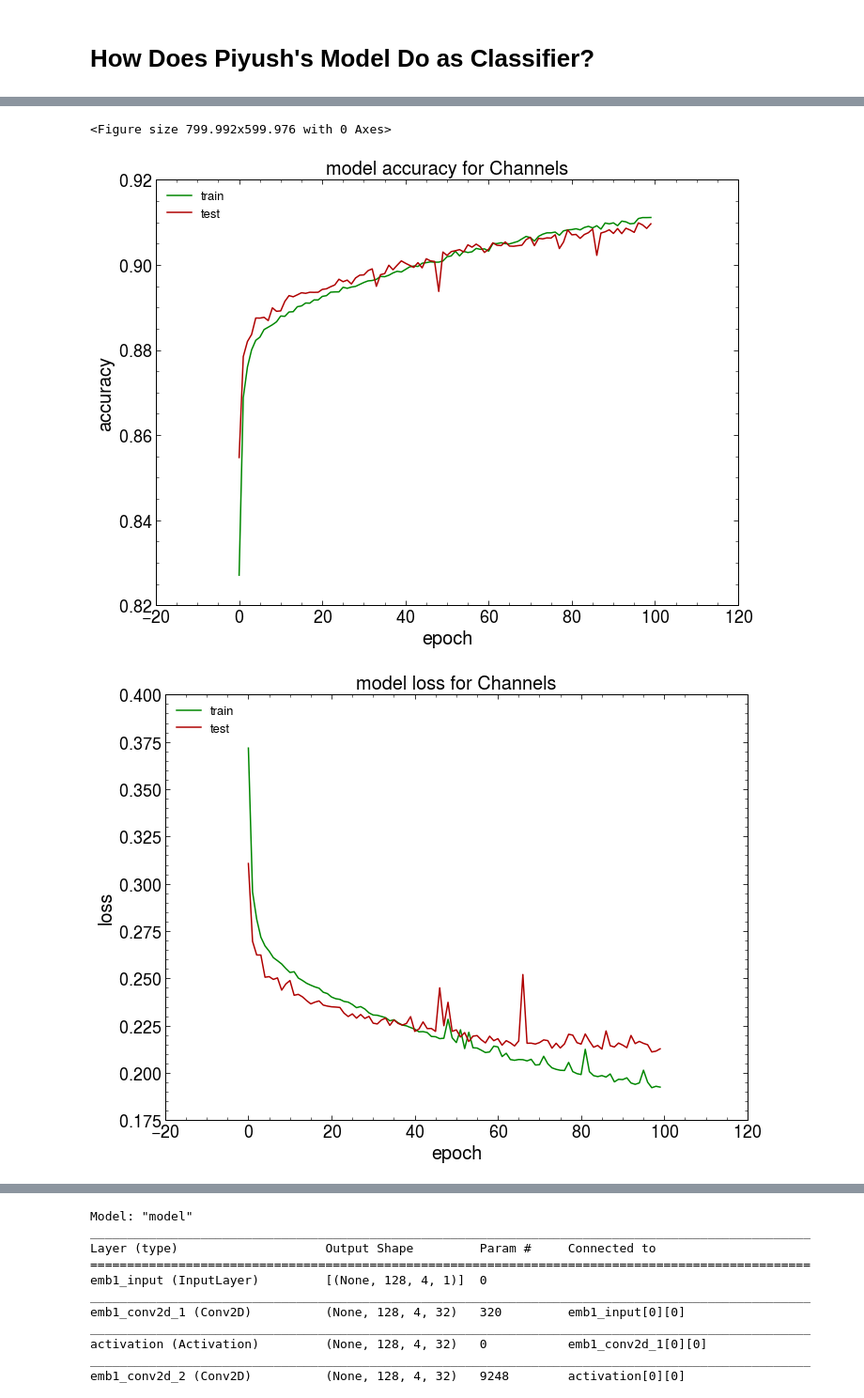
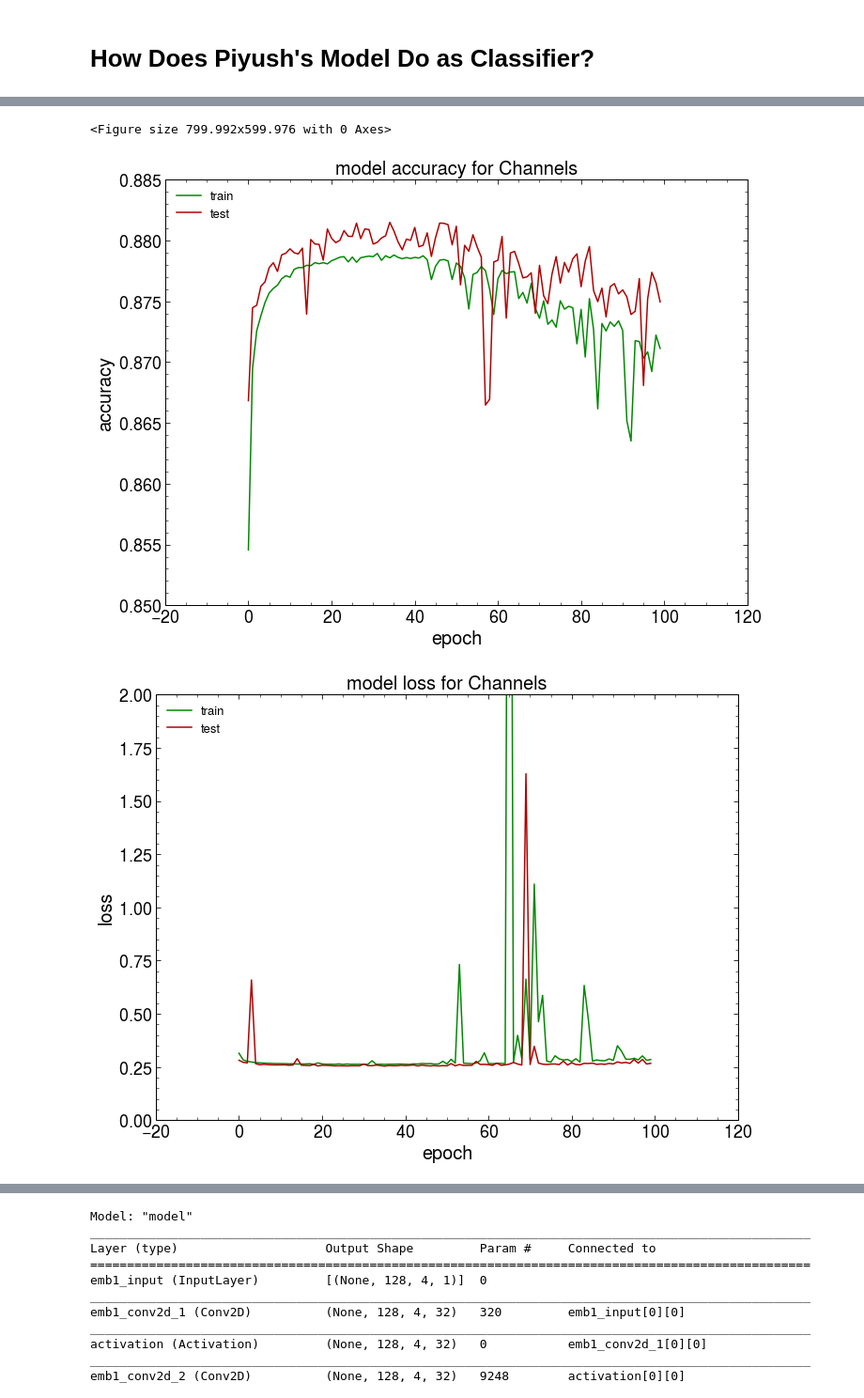
Before and after one commit to christinadim/LCStudies, a Jupyter notebook: classifier/TopoClusterClassifierLargerCNN.ipynb, the cells around one changed output, grey strips where cells are left out. Shown at 94% size. Drawn from its saved outputs; the diff is of its cells as text; code cells hidden in the pictures.

Commit message:
new training, more data

```diff
--- a/classifier/TopoClusterClassifierLargerCNN.ipynb
+++ b/classifier/TopoClusterClassifierLargerCNN.ipynb
@@ -29,12 +31,12 @@ from  util import plot_util as pu
 from  util import ml_util as mu
 # %%
 inputpath = '/cephfs/user/cdimitri/ML4Pions/'
-rootfiles = ["pi0_medium", "pi_charged_medium"]
+rootfiles = ["pi0_subset", "pi_charged_subset"]
 
 trees, pdata = mu.setupPionData(inputpath, rootfiles)
 
-np0 = len(pdata['pi0_medium'])
-nppm = len(pdata['pi_charged_medium'])
+np0 = len(pdata['pi0_subset'])
+nppm = len(pdata['pi_charged_subset'])
 
 print("Number of pi0 events: {}".format(np0))
 print("Number of pi+ events: {}".format(nppm))
@@ -81,7 +83,7 @@ tf.config.threading.set_intra_op_parallelism_threads(NUM_THREADS)
 #ngpu = strategy.num_replicas_in_sync
 #print ('Number of devices: {}'.format(ngpu))
 # %%
-training_classes = ['pi0_medium','pi_charged_medium']
+training_classes = ['pi0_subset','pi_charged_subset']
 # create train/validation/test subsets containing 70%/10%/20%
 # of events from each type of pion event
 pdata_merged, pcells_merged, plabels = mu.createTrainingDatasets(training_classes, pdata, pcells)
@@ -204,31 +206,32 @@ Epoch 100/100
 # %%
 plt.cla(); plt.clf()
 fig = plt.figure()
 fig.patch.set_facecolor('white')
 
 plt.plot(history_p1_d02.history['accuracy'])
 plt.plot(history_p1_d02.history['val_accuracy'])
 plt.title('model accuracy for Channels')
 plt.ylabel('accuracy')
 plt.xlabel('epoch')
 plt.legend(['train', 'test'], loc='upper left')
-plt.savefig(plotpath +'accuracy' + '.pdf')
+#plt.savefig(plotpath +'accuracy_train_subset_2206' + '.pdf')
 plt.show()
 
 
     # summarize history for loss
 fig = plt.figure()
 fig.patch.set_facecolor('white')
 plt.plot(history_p1_d02.history['loss'])
 plt.plot(history_p1_d02.history['val_loss'])
 plt.title('model loss for Channels')
+plt.ylim(0,2)
 plt.ylabel('loss')
 plt.xlabel('epoch')
 plt.legend(['train', 'test'], loc='upper left')
-plt.savefig(plotpath + 'loss_'  + '.pdf')
+plt.savefig(plotpath + 'loss_train_subset_2206_zoomed'  + '.pdf')
 plt.show()
 # %% [output]
 <Figure size 799.992x599.976 with 0 Axes>
-[figure, old version]
+[figure, new version]
-[figure, old version]
+[figure, new version]
 # %%
```
Also changed, not shown: parts of 7 cells of this notebook.
